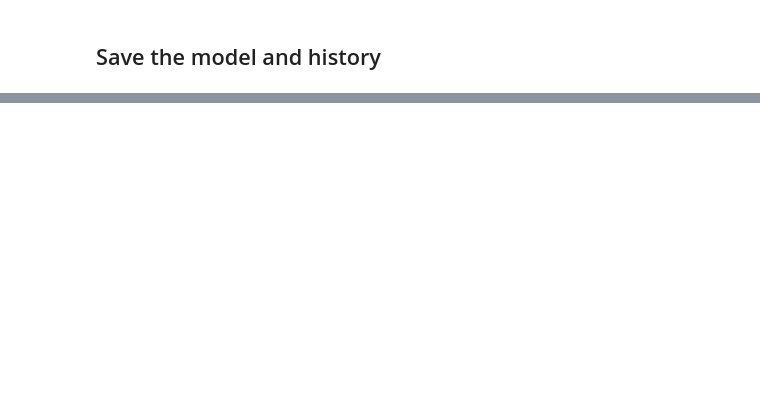
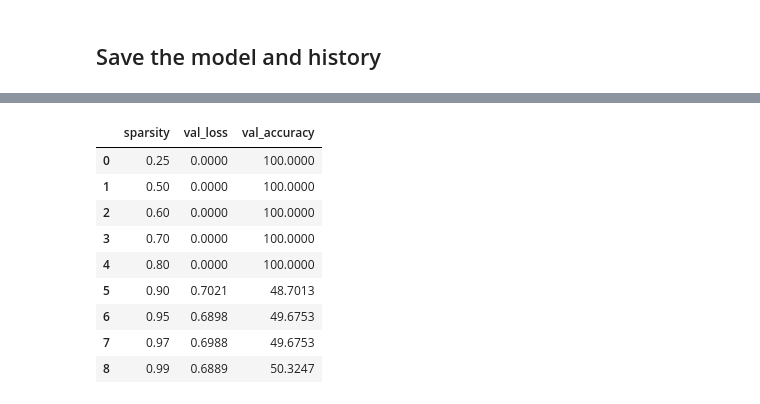
Before and after one commit to Elney5/optimization_cnn, a Jupyter notebook: experiences.ipynb, the cells around one changed output, grey strips where cells are left out. Drawn from its saved outputs; the diff is of its cells as text; code cells hidden in the pictures; blank space fills up the shorter version.

```diff
--- a/experiences.ipynb
+++ b/experiences.ipynb
@@ -141,0 +216,4 @@ Model: "vgg16_model_horses_or_humans"
+# %%
+val_data = validation_examples
+val_data = val_data.map(format_image).batch(BATCH_SIZE).prefetch(tf.data.AUTOTUNE)
+print(val_data)
@@ -141,0 +222,7 @@ Model: "vgg16_model_horses_or_humans"
+# %%
+def normalize_img(image, label):
+  """Normalizes images: `uint8` -> `float32`."""
+  return tf.cast(image, tf.float32), label
+
+val_data = val_data.map(normalize_img)
+val_data
@@ -141,0 +290,8 @@ Model: "vgg16_model_horses_or_humans"
+# %%
+import tensorflow_model_optimization.python.core.sparsity as sparsity
+import tensorflow_model_optimization as tfmot
+
+
+# Finish pruning after 2 epochs
+epochs = 2
+BATCH_SIZE = 32
@@ -141,0 +364,20 @@ Model: "vgg16_model_horses_or_humans"
+# %%
+from tf_keras import models
+k_sparsities = [0.25, 0.50, 0.60, 0.70, 0.80, 0.90, 0.95, 0.97, 0.99]
+
+#k_sparsities = [0.50]
+metric_list = []
+
+for k in k_sparsities:
+  # Load in the best saved model
+  model_1 = models.load_model("model_experiments/model_horses_or_humans.keras")
+  logdir, metrics, pruned_model = prune_model(model=model_1,
+            initial_sparsity=0,
+            final_sparsity=k,
+            epochs=20)
+  val_loss, val_accuracy  = metrics["val_loss"], metrics["val_accuracy"]
+  metric_list.append(metrics)
+  print(f"Sparsity : {k} \tValidation Loss: {val_loss}, \tValidation Accuracy: {val_accuracy}")
+
+# Create a dataframe of the values obtained
+df = pd.DataFrame(metric_list)
@@ -141,0 +402,13 @@ Model: "vgg16_model_horses_or_humans"
+# %%
+df
+# %% [output]
+|  | sparsity | val_loss | val_accuracy |
+| 0 | 0.25 | 0.0000 | 100.0000 |
+| 1 | 0.50 | 0.0000 | 100.0000 |
+| 2 | 0.60 | 0.0000 | 100.0000 |
+| 3 | 0.70 | 0.0000 | 100.0000 |
+| 4 | 0.80 | 0.0000 | 100.0000 |
+| 5 | 0.90 | 0.7021 | 48.7013 |
+| 6 | 0.95 | 0.6898 | 49.6753 |
+| 7 | 0.97 | 0.6988 | 49.6753 |
+| 8 | 0.99 | 0.6889 | 50.3247 |
```
Also changed, not shown: parts of 26 cells of this notebook, 8 other files.
